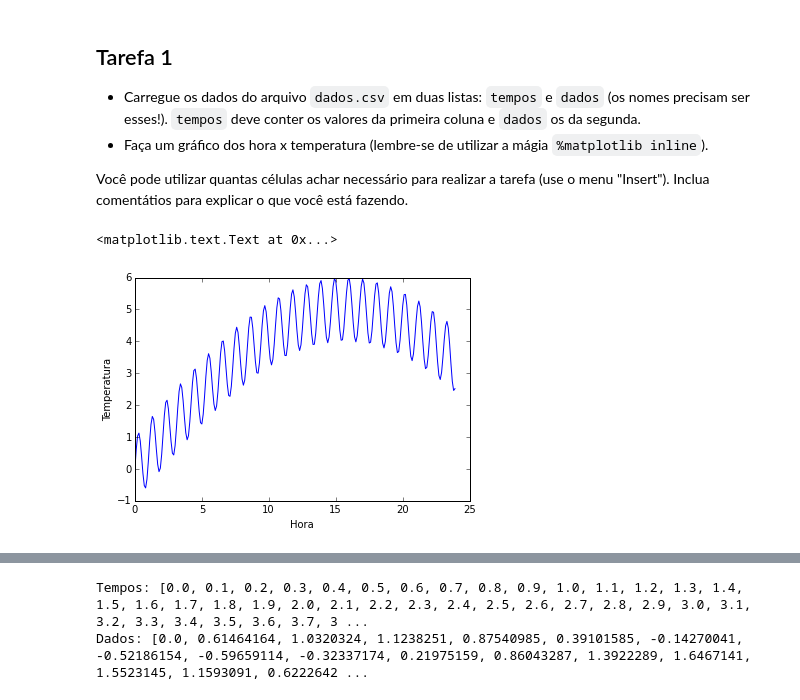
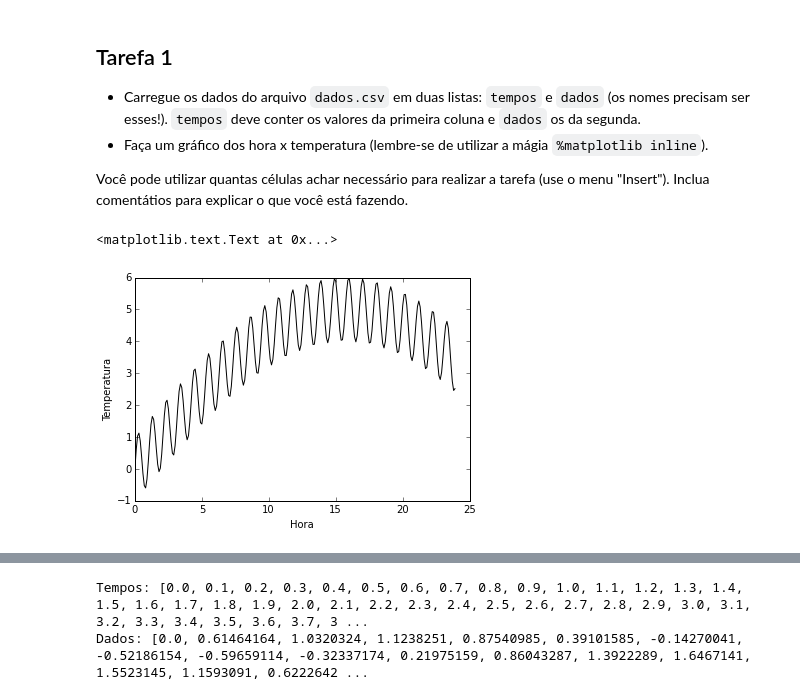
Before and after one commit to mat-esp-2015/python-intro-2-carla_camila_roberto, a Jupyter notebook: tarefa-intro-python-2.ipynb, the cells around one changed output, grey strips where cells are left out. Saved outputs shown, nothing was run; the diff lists cells and outputs as text; code cells hidden in the pictures.

```diff
--- a/tarefa-intro-python-2.ipynb
+++ b/tarefa-intro-python-2.ipynb
@@ -171,30 +171,30 @@ Você pode utilizar quantas células achar necessário para realizar a tarefa (u
 # %%
 arquivo = open('dados.csv')
 tempos=[]
 dados=[]
 for linha in arquivo:
     num_linhas = num_linhas + 1
     valores=linha.split(',')
     #print(dados)
     hora=valores[0]
     #print(dias)
     temperatura=valores[1]
     #print(temperatura)
 #arquivo.close()
 #print(num_linhas)
 #dias=dados[0]
     tempos.append(float(hora))
     dados.append(float(temperatura))
 
 %matplotlib inline
 import matplotlib.pyplot as plt
 plt.figure()
-plt.plot(tempos, dados)
+plt.plot(tempos, dados,'-k')
 plt.xlabel('Hora')
 plt.ylabel('Temperatura')
 # %% [output]
 <matplotlib.text.Text at 0x...>
-[figure, old version]
+[figure, new version]
 # %% [markdown]
 ### Resultado esperado
 
```
